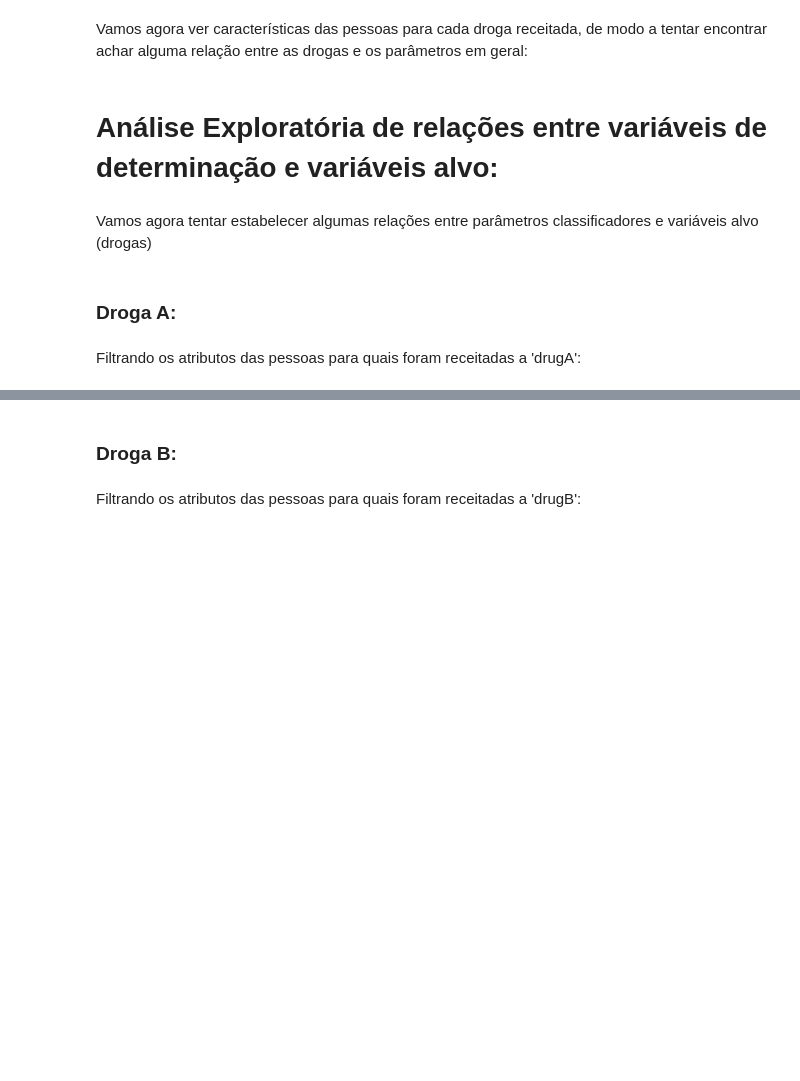
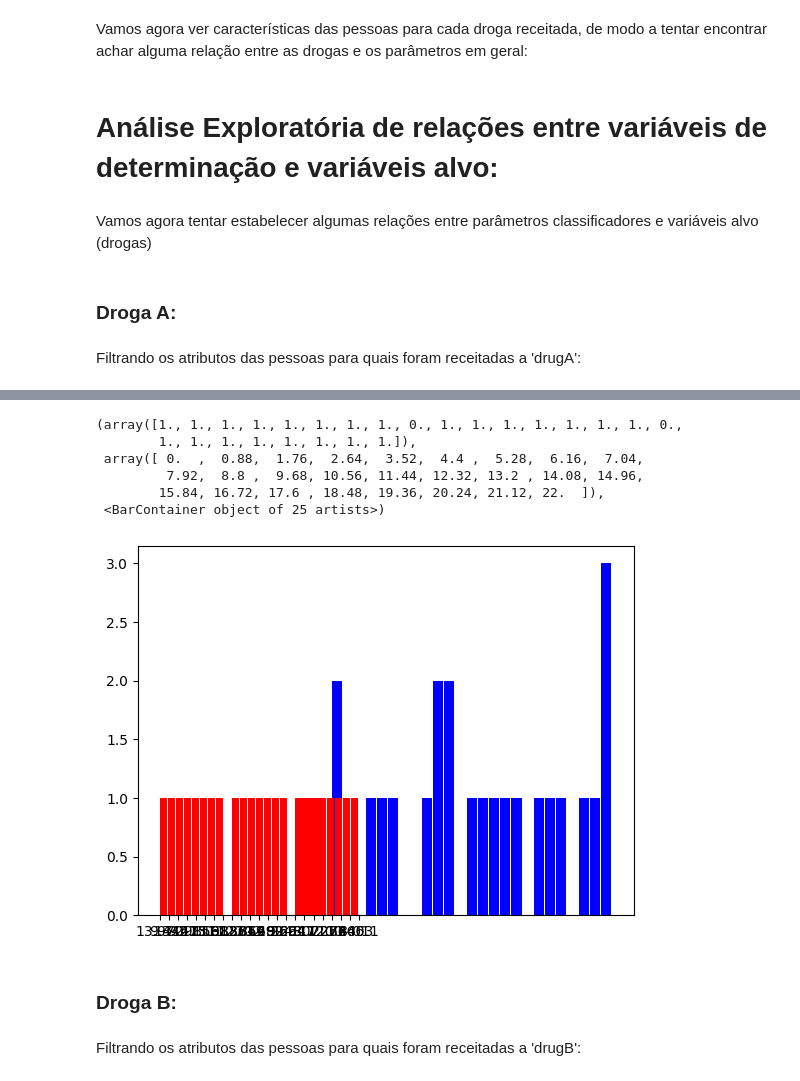
Before and after one commit to iianmelo/ProjetoEstat-stica, a Jupyter notebook: Análise_Exploratória.ipynb, the cells around one changed output, grey strips where cells are left out. Cells and saved outputs as stored; diff of their text form; code cells hidden in the pictures; blank space fills up the shorter version.

```diff
--- a/Análise_Exploratória.ipynb
+++ b/Análise_Exploratória.ipynb
@@ -144,3 +183,76 @@ fig.show()
+# %%
+# Filtrando os dados das pessoas que foram receitados a 'drugA'
+dados_drugA = dados_drogas_200[dados_drogas_200['Drug'] == 'drugA']
+
+################################################################################
+#Filtrando Sexo:
+Sex_count_drugA = dados_drugA['Sex'].value_counts()
+
+fig = go.Figure(data=[go.Bar(
+    x=Sex_count_drugA.index,  # Classificações do sexo
+    y=Sex_count_drugA.values,  # Contagens
+)])
+
+fig.update_layout(
+    template='plotly_dark',
+    title='Contagem de Classificações de Sexo nas receitas da DrugA',
+    xaxis=dict(title='Classificação do Sexo'),
+    yaxis=dict(title='Quantidade')
+)
+# Exibir o gráfico
+fig.show()
+
+################################################################################
+#Filtrando Pressão sanguínea
+blood_pressure_count_drugA = dados_drugA['BP'].value_counts()
+
+fig = go.Figure(data=[go.Bar(
+    x=blood_pressure_count_drugA.index,  # Classificações da pressão sanguínea
+    y=blood_pressure_count_drugA.values,  # Contagens
+)])
+
+fig.update_layout(
+    template='plotly_dark',
+    title='Contagem de Classificações da pressão sanguínea nas receitas da DrugA',
+    xaxis=dict(title='Classificação da pressão sanguínea'),
+    yaxis=dict(title='Quantidade')
+)
+# Exibir o gráfico
+fig.show()
+
+################################################################################
+#Filtrando Colesterol:
+Cholesterol_count_drugA = dados_drugA['Cholesterol'].value_counts()
+
+fig = go.Figure(data=[go.Bar(
+    x=Cholesterol_count_drugA.index,  # Classificações do colesterol no sangue
+    y=Cholesterol_count_drugA.values,  # Contagens
+)])
+
+fig.update_layout(
+    template='plotly_dark',
+    title='Contagem de Classificações do colesterol no sangue nas receitas da DrugA',
+    xaxis=dict(title='Classificação do colesterol no sangue'),
+    yaxis=dict(title='Quantidade')
+)
+# Exibir o gráfico
+fig.show()
+
+################################################################################
+#Filtrando Idades:
+plt.hist(dados_drugA['Age'], 25, rwidth=0.9, color='Blue')
+
+################################################################################
+#Filtrando razão entre sódio e potássio no sangue:
+plt.hist(dados_drugA['Na_to_K'], 25, rwidth=0.9, color='Red')
+# %% [output]
+(array([1., 1., 1., 1., 1., 1., 1., 1., 0., 1., 1., 1., 1., 1., 1., 1., 0.,
+        1., 1., 1., 1., 1., 1., 1., 1.]),
+ array([ 0.  ,  0.88,  1.76,  2.64,  3.52,  4.4 ,  5.28,  6.16,  7.04,
+         7.92,  8.8 ,  9.68, 10.56, 11.44, 12.32, 13.2 , 14.08, 14.96,
+        15.84, 16.72, 17.6 , 18.48, 19.36, 20.24, 21.12, 22.  ]),
+ <BarContainer object of 25 artists>)
+[figure, added]
 # %% [markdown]
 ### Droga B:
 # %% [markdown]
```
Also changed, not shown: parts of 18 cells of this notebook.
